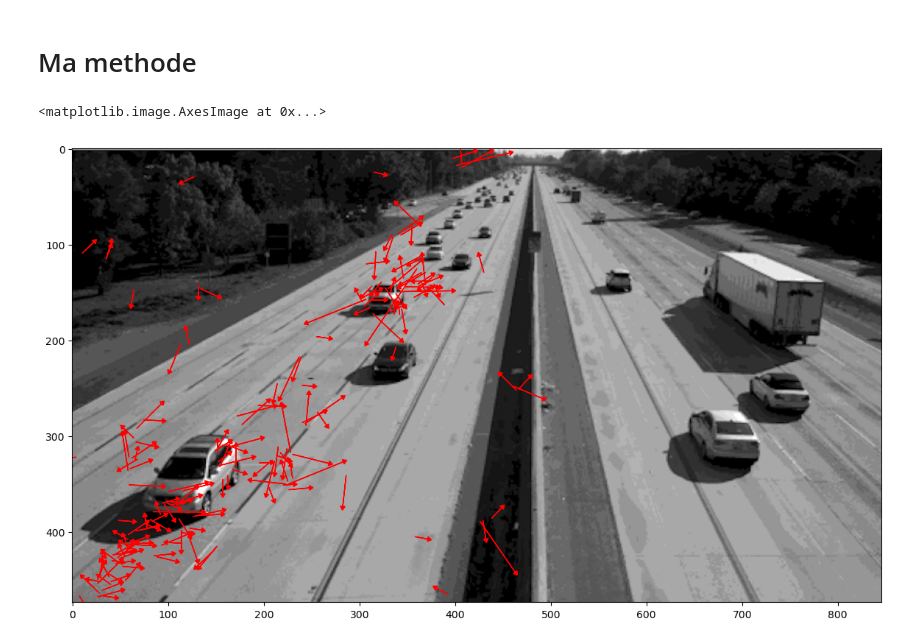
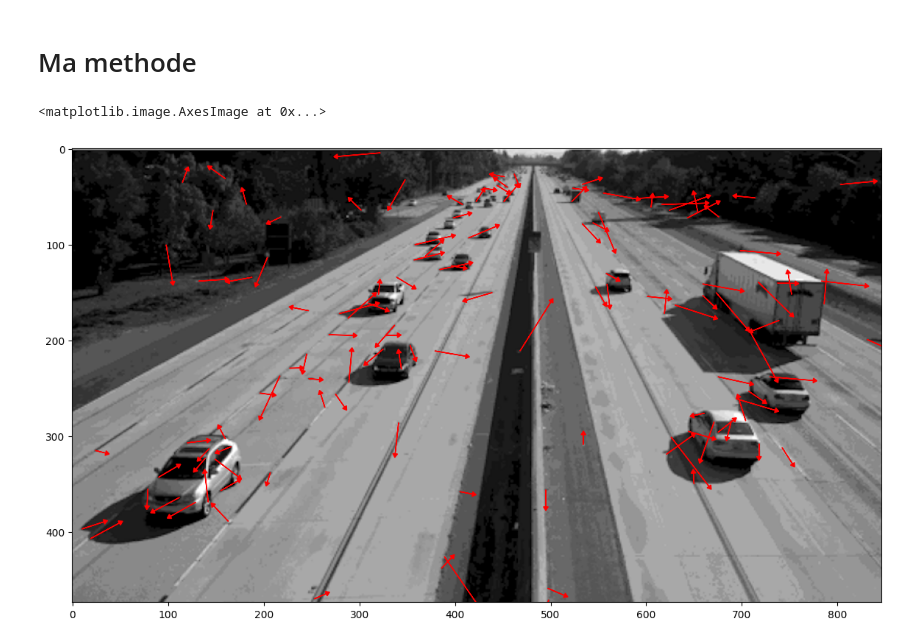
Before and after one commit to Souniz/TPSD_S6, a Jupyter notebook: TAI/PJean/FlowOptique.ipynb, the cells around one changed output. Drawn from its saved outputs; the diff is of its cells as text; code cells hidden in the pictures.

Commit message:
FlowOptique version final

```diff
--- a/TAI/PJean/FlowOptique.ipynb
+++ b/TAI/PJean/FlowOptique.ipynb
@@ -55,22 +56,6 @@ plt.imshow(img2,cmap='gray')
 # %% [output]
 <matplotlib.image.AxesImage at 0x...>
 [figure]
-# %%
-img1=cv.imread('frame1.png')
-img1 = cv.cvtColor(img1,cv.COLOR_BGR2GRAY)
-img2=cv.imread('frame2.png')
-img2 = cv.cvtColor(img2,cv.COLOR_BGR2GRAY)
-flow=cv.calcOpticalFlowFarneback(img1,img2,None, 0.5, 3, 15, 3, 5, 1, 0)
 # %%
 u=flow[:,0]
 v=flow[:,1]
-# %%
-img1=cv.imread('frame1.png')
-img1 = cv.cvtColor(img1,cv.COLOR_BGR2GRAY)
-plt.imshow(img1,cmap='gray')
-S=img1.shape
-for i in range(S[0]):
-        for j in range(S[1]):
-            if abs(v[i][0])>5e-1 or abs(v[i][1])>5e-1:
-                plt.arrow(j,i,15*v[i][0],15*v[i][0], head_width = 2, head_length = 4, color = "r")
-plt.show()
@@ -105,14 +132,13 @@ visualize_flow_with_arrows(img1, img2, step=16, scale=1.0)
 # %%
 from scipy import signal
 def flow_optique(img1,img2):
-        corner1=cv.goodFeaturesToTrack(img1,maxCorners=600, qualityLevel=0.01, minDistance=1)
+        corner1=cv.goodFeaturesToTrack(img1,maxCorners=500, qualityLevel=0.03, minDistance=10)
         corner1=corner1.astype(int)
         corner1=corner1.reshape((len(corner1), 2))
         gradienx=signal.convolve2d(img1,[[-1,1],[-1,1]],"same")+signal.convolve2d(img2,[[-1,1],[-1,1]],"same")
         gradieny=signal.convolve2d(img1,[[-1,-1],[1,1]],"same")+signal.convolve2d(img2,[[-1,-1],[1,1]],"same")
         A=[]
         b=[]
-        #v={}
         v=np.zeros((img1.shape[0],img1.shape[1],2))
         for i in corner1:
             voisins=[(i[0]+k,i[1]+l) for k in [-1,1,0] for l in [-1,1,0] if k*l+k+l!=0]
@@ -121,22 +147,22 @@ def flow_optique(img1,img2):
                 b.append((img2-img1)[voisin[1],voisin[0]])
             A=np.array(A)
             b=np.array(b)
-            v[i[1],i[0]]=list(np.linalg.inv(A.T@A)@A.T@b)
+            v[i[1],i[0]]=np.linalg.inv(A.T@A)@A.T@b
             b=[]
             A=[]
-        return  v
+        return v
 # %%
 img1=cv.imread('frame1.png')
 img1 = cv.cvtColor(img1,cv.COLOR_BGR2GRAY)
 img2=cv.imread('frame2.png')
 img2 = cv.cvtColor(img2,cv.COLOR_BGR2GRAY)
 v=flow_optique(img1,img2)
 plt.figure(figsize=(16,8))
 for i in range(img1.shape[0]):
     for j in range(img1.shape[1]):
         if abs(v[i,j][0])>1 or abs(v[i,j][1])>1:
-            plt.arrow(i,j,10*v[i,j][0],10*v[i,j][1], head_width = 5, head_length = 4, color = "r")
+            plt.arrow(j,i,10*v[i,j][0],10*v[i,j][1], head_width = 5, head_length = 4, color = "r")
 plt.imshow(img1,cmap='gray')
 # %% [output]
 <matplotlib.image.AxesImage at 0x...>
-[figure, old version]
+[figure, new version]
```
Also changed, not shown: parts of 19 cells of this notebook.
